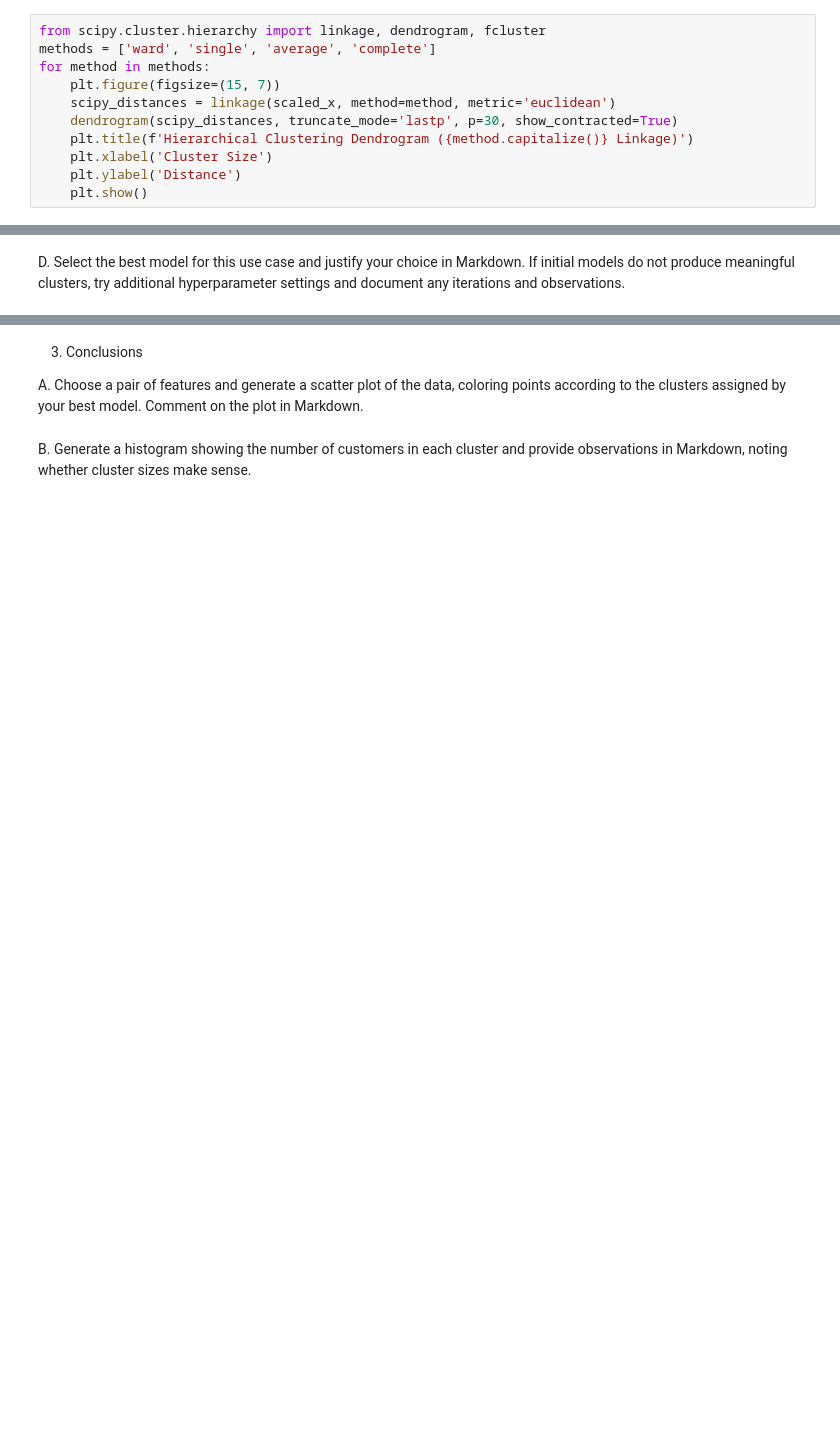
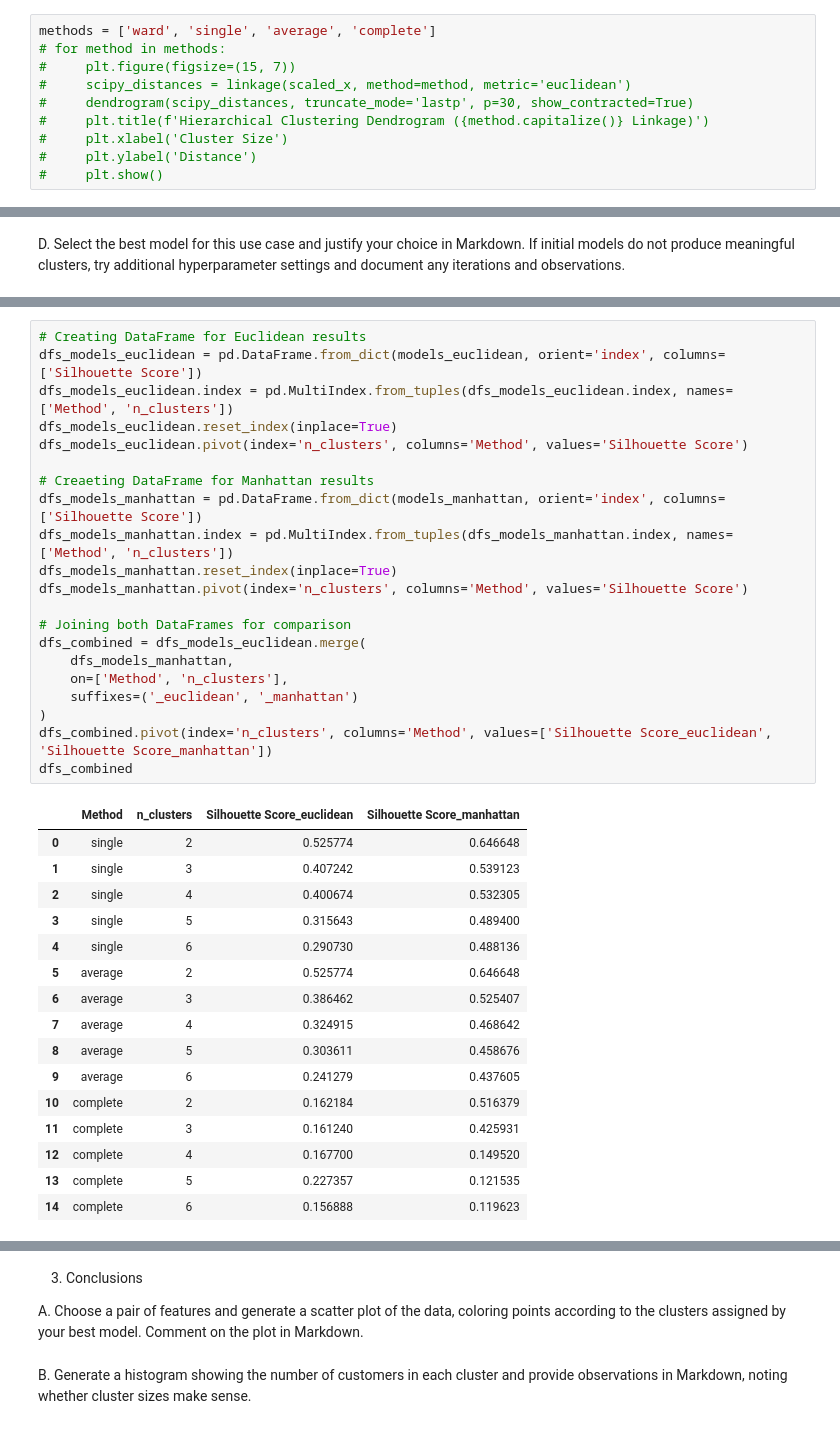
Before and after one commit to Hunteracademic/Unsupervised_assignment_1, a Jupyter notebook: Asg_02.ipynb, the cells around one changed output, grey strips where cells are left out. Saved outputs shown, nothing was run; the diff lists cells and outputs as text; blank space fills up the shorter version.

Commit message:
Refactoring SCIPY

```diff
--- a/Asg_02.ipynb
+++ b/Asg_02.ipynb
@@ -407,13 +408,12 @@ To approach the scipy exploration, there are 2 perspectives to take into account
 These 2 approaches can be tested through the same metrics we explored for sklearn.
 #### Comparing dendograms using different linkage methods
 # %%
-from scipy.cluster.hierarchy import linkage, dendrogram, fcluster
 methods = ['ward', 'single', 'average', 'complete']
-for method in methods:
-    plt.figure(figsize=(15, 7))
-    scipy_distances = linkage(scaled_x, method=method, metric='euclidean')
-    dendrogram(scipy_distances, truncate_mode='lastp', p=30, show_contracted=True)
-    plt.title(f'Hierarchical Clustering Dendrogram ({method.capitalize()} Linkage)')
-    plt.xlabel('Cluster Size')
-    plt.ylabel('Distance')
-    plt.show()
+# for method in methods:
+#     plt.figure(figsize=(15, 7))
+#     scipy_distances = linkage(scaled_x, method=method, metric='euclidean')
+#     dendrogram(scipy_distances, truncate_mode='lastp', p=30, show_contracted=True)
+#     plt.title(f'Hierarchical Clustering Dendrogram ({method.capitalize()} Linkage)')
+#     plt.xlabel('Cluster Size')
+#     plt.ylabel('Distance')
+#     plt.show()
@@ -487,0 +440,38 @@ Method: complete, n_clusters: 6, Silhouette Score: 0.247
+# %%
+# Creating DataFrame for Euclidean results
+dfs_models_euclidean = pd.DataFrame.from_dict(models_euclidean, orient='index', columns=['Silhouette Score'])
+dfs_models_euclidean.index = pd.MultiIndex.from_tuples(dfs_models_euclidean.index, names=['Method', 'n_clusters'])
+dfs_models_euclidean.reset_index(inplace=True)
+dfs_models_euclidean.pivot(index='n_clusters', columns='Method', values='Silhouette Score')
+
+# Creaeting DataFrame for Manhattan results
+dfs_models_manhattan = pd.DataFrame.from_dict(models_manhattan, orient='index', columns=['Silhouette Score'])
+dfs_models_manhattan.index = pd.MultiIndex.from_tuples(dfs_models_manhattan.index, names=['Method', 'n_clusters'])
+dfs_models_manhattan.reset_index(inplace=True)
+dfs_models_manhattan.pivot(index='n_clusters', columns='Method', values='Silhouette Score')
+
+# Joining both DataFrames for comparison
+dfs_combined = dfs_models_euclidean.merge(
+    dfs_models_manhattan,
+    on=['Method', 'n_clusters'],
+    suffixes=('_euclidean', '_manhattan')
+)
+dfs_combined.pivot(index='n_clusters', columns='Method', values=['Silhouette Score_euclidean', 'Silhouette Score_manhattan'])
+dfs_combined
+# %% [output]
+|  | Method | n_clusters | Silhouette Score_euclidean | Silhouette Score_manhattan |
+| 0 | single | 2 | 0.525774 | 0.646648 |
+| 1 | single | 3 | 0.407242 | 0.539123 |
+| 2 | single | 4 | 0.400674 | 0.532305 |
+| 3 | single | 5 | 0.315643 | 0.489400 |
+| 4 | single | 6 | 0.290730 | 0.488136 |
+| 5 | average | 2 | 0.525774 | 0.646648 |
+| 6 | average | 3 | 0.386462 | 0.525407 |
+| 7 | average | 4 | 0.324915 | 0.468642 |
+| 8 | average | 5 | 0.303611 | 0.458676 |
+| 9 | average | 6 | 0.241279 | 0.437605 |
+| 10 | complete | 2 | 0.162184 | 0.516379 |
+| 11 | complete | 3 | 0.161240 | 0.425931 |
+| 12 | complete | 4 | 0.167700 | 0.149520 |
+| 13 | complete | 5 | 0.227357 | 0.121535 |
+| 14 | complete | 6 | 0.156888 | 0.119623 |
```
Also changed, not shown: parts of 12 cells of this notebook.
